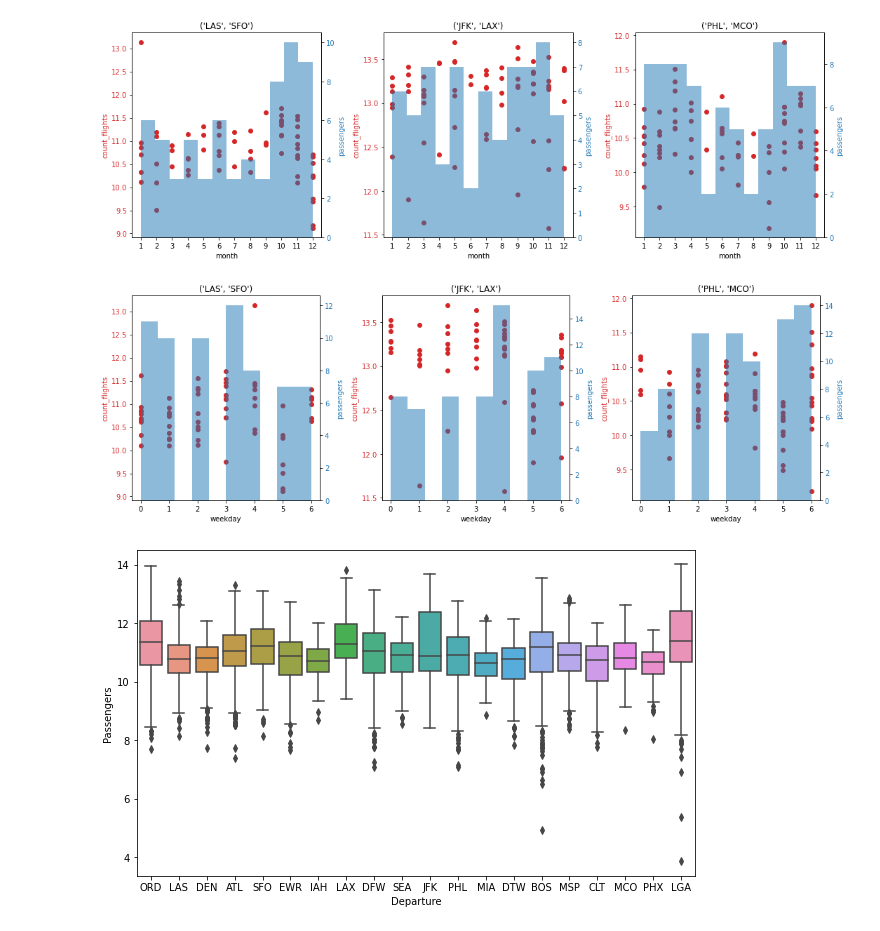
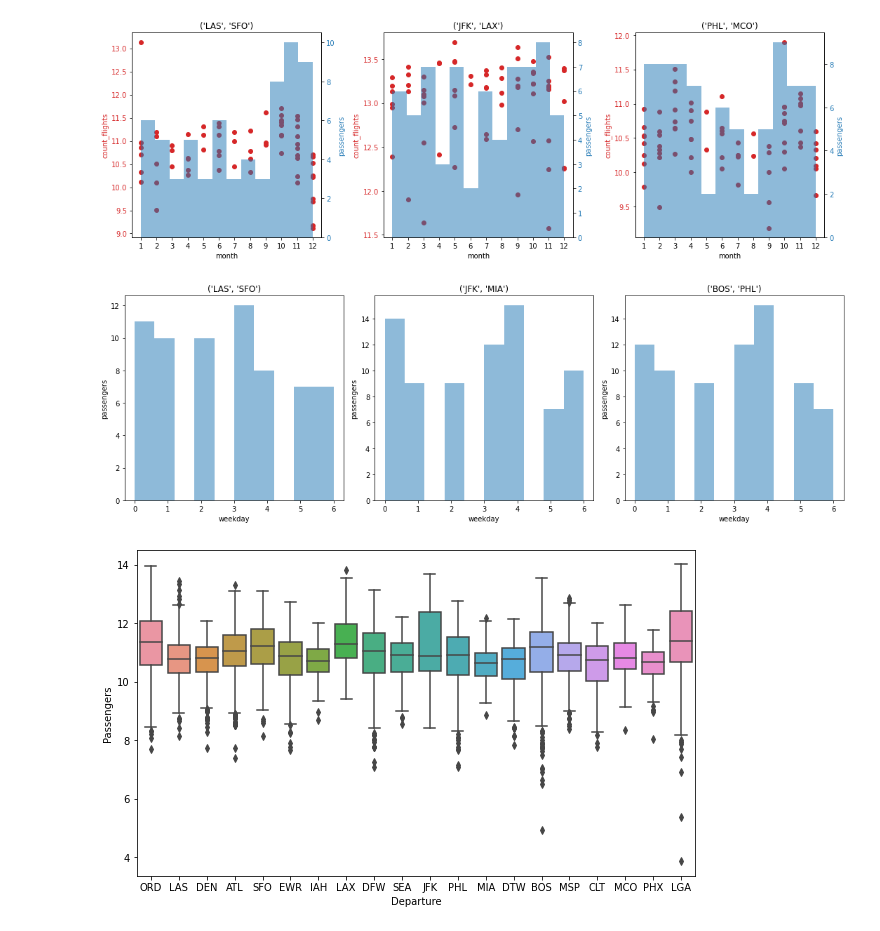
Before and after one commit to MaximeRedstone/air_traffic_project, a Jupyter notebook: src/exploratory_data_analysis.ipynb, the cells around one changed output. Drawn from its saved outputs; the diff is of its cells as text; code cells hidden in the pictures.

```diff
--- a/src/exploratory_data_analysis.ipynb
+++ b/src/exploratory_data_analysis.ipynb
@@ -381,48 +365,40 @@ plt.show()
 # %% [output]
 [figure]
 # %%
-def plot_week_day(ax1, df):
+def plot_week_day(ax1, title, df):
 
-    # fig, ax1 = plt.subplots()
-
-    color = 'tab:red'
-    ax1.set_xlabel('weekday')
-    ax1.set_ylabel('count_flights', color=color)
-    ax1.scatter(df['weekday'], df['Passengers'], color=color)
-    ax1.tick_params(axis='y', labelcolor=color)
-
-    ax2 = ax1.twinx()  # instantiate a second axes that shares the same x-axis
-    color = 'tab:blue'
-    ax2.set_ylabel('passengers', color=color)  # we already handled the x-label with ax1
-    ax2.hist(df['weekday'], color=color, alpha=0.5, align='mid')
-    ax2.tick_params(axis='y', labelcolor=color)
+    ax1.set_ylabel('passengers')  # we already handled the x-label with ax1
+    ax1.set_xlabel('weekday')  # we already handled the x-label with ax1
+    ax1.hist(df['weekday'], alpha=0.5, align='mid')
+    ax1.tick_params(axis='y')
+    ax1.set_title(title)
 
     fig.tight_layout()  # otherwise the right y-label is slightly clipped
 
 fontsize = 10
 params = {'axes.labelsize': fontsize,
           'font.size': fontsize,
           'legend.fontsize': fontsize,
           'xtick.labelsize': fontsize,
           'ytick.labelsize': fontsize,
           'figure.figsize': (20, 10)}
 plt.rcParams.update(params)
 
 fig, ax = plt.subplots(1, 3, figsize=(15, 5), sharex=False, squeeze=False)
 
 i = 0
 for k, v in dict_df.items():
-    if k == ('LAS', 'SFO') or k == ('PHL', 'MCO') or k == ('JFK', 'LAX'):
+    if k == ('LAS', 'SFO') or k == ('BOS', 'PHL') or k == ('JFK', 'MIA'):
         subplot = ax[i // 3, i % 3]
-        plot_week_day(subplot, v)
+        plot_week_day(subplot, k, v)
         plt.title(k)
         i += 1
 #     if i == 3:
 #         break
 
 plt.show()
 # %% [output]
-[figure, old version]
+[figure, new version]
 # %%
 #box plot overallqual/saleprice
 var = 'Departure'
```
Also changed, not shown: parts of 5 cells of this notebook, 4 other files.
